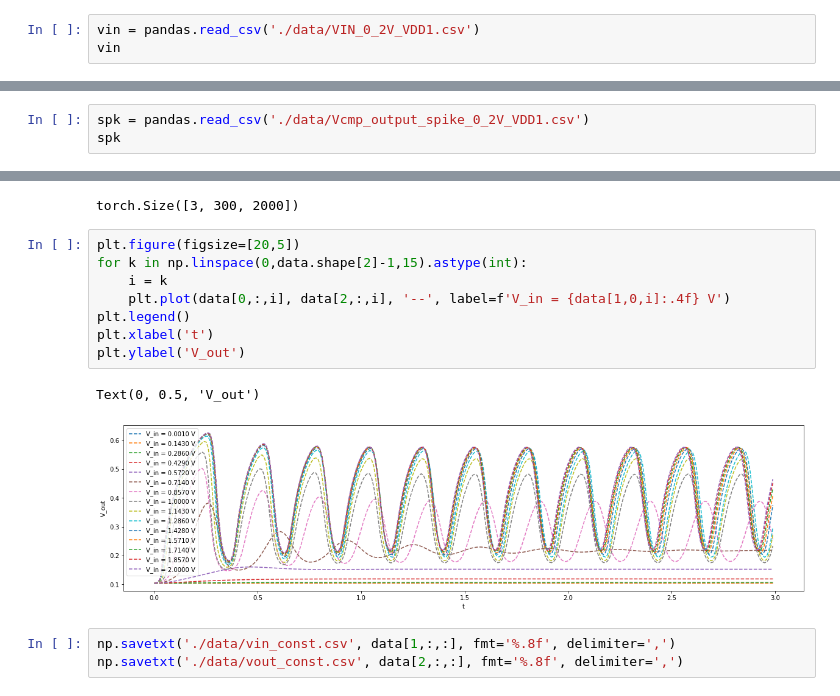
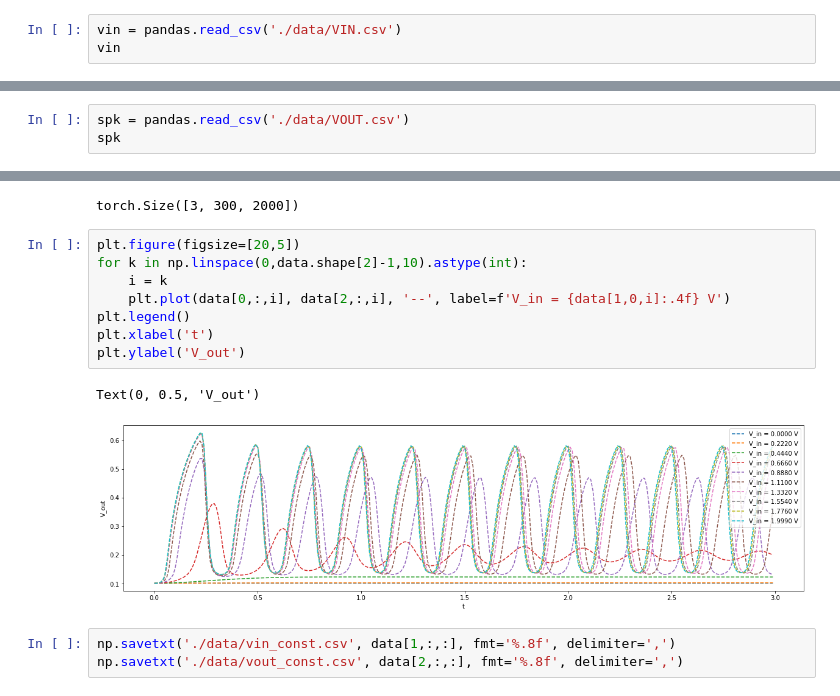
Before and after one commit to Neuromophic/Printed_Spiking_NN, a Jupyter notebook: simulation/1_read_const.ipynb, the cells around one changed output, grey strips where cells are left out. Drawn from its saved outputs; the diff is of its cells as text.

```diff
--- a/simulation/1_read_const.ipynb
+++ b/simulation/1_read_const.ipynb
@@ -4,6 +4,6 @@ import numpy as np
 import matplotlib.pyplot as plt
 import torch
 # %%
-vin = pandas.read_csv('./data/VIN_0_2V_VDD1.csv')
+vin = pandas.read_csv('./data/VIN.csv')
 vin
 # %% [output]
@@ -23,4 +23,4 @@ vin
 # %%
-spk = pandas.read_csv('./data/Vcmp_output_spike_0_2V_VDD1.csv')
+spk = pandas.read_csv('./data/VOUT.csv')
 spk
 # %% [output]
@@ -49,15 +49,15 @@ data.shape
 torch.Size([3, 300, 2000])
 # %%
 plt.figure(figsize=[20,5])
-for k in np.linspace(0,data.shape[2]-1,15).astype(int):
+for k in np.linspace(0,data.shape[2]-1,10).astype(int):
     i = k
     plt.plot(data[0,:,i], data[2,:,i], '--', label=f'V_in = {data[1,0,i]:.4f} V')
 plt.legend()
 plt.xlabel('t')
 plt.ylabel('V_out')
 # %% [output]
 Text(0, 0.5, 'V_out')
-[figure, old version]
+[figure, new version]
 # %%
 np.savetxt('./data/vin_const.csv', data[1,:,:], fmt='%.8f', delimiter=',')
 np.savetxt('./data/vout_const.csv', data[2,:,:], fmt='%.8f', delimiter=',')
```
Also changed, not shown: parts of 2 cells of this notebook, 10 other files.
